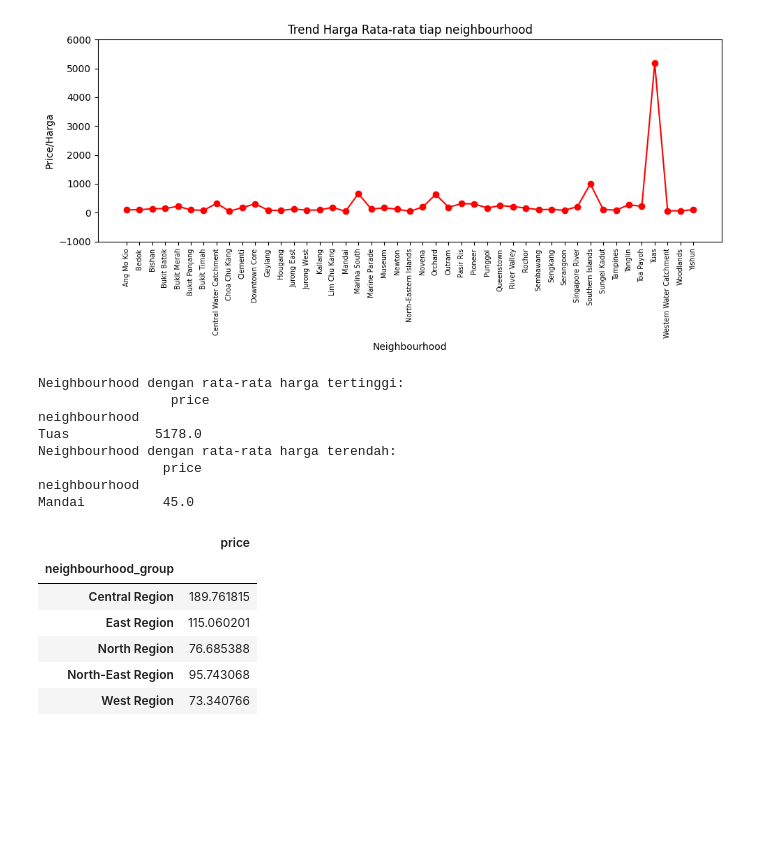
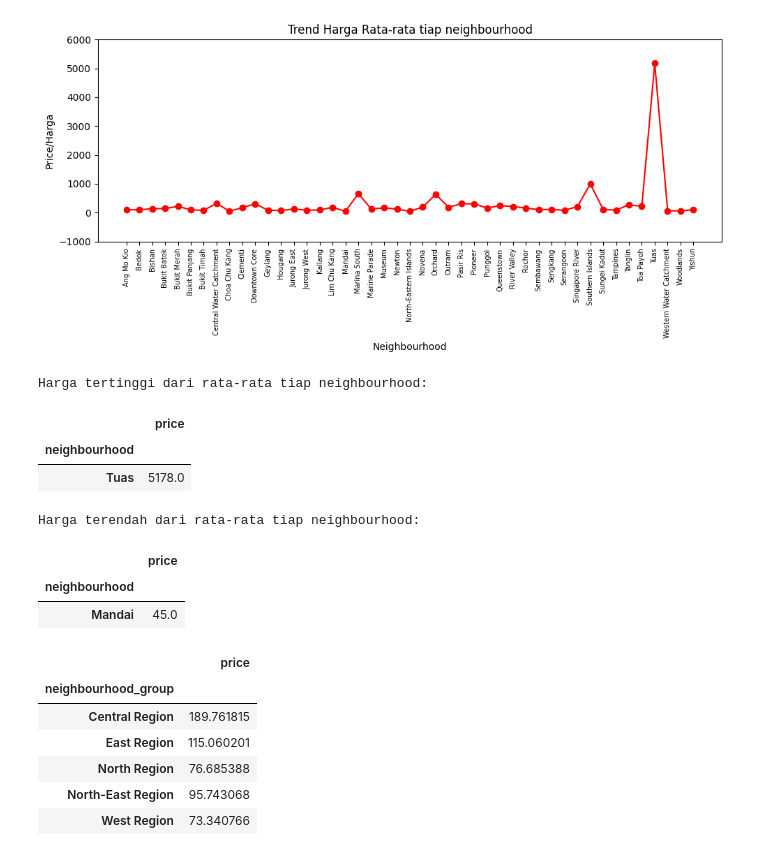
Before and after one commit to ramawanaditya/Portofolio, a Jupyter notebook: Dqlab_test.ipynb, the cells around one changed output. Saved outputs shown, nothing was run; the diff lists cells and outputs as text; code cells hidden in the pictures; blank space fills up the shorter version.

```diff
--- a/Dqlab_test.ipynb
+++ b/Dqlab_test.ipynb
@@ -163,17 +187,25 @@ plt.show()
 [figure]
 # %%
 ## cek harga tertinggi dan terendah dari rata rata tiap neighbourhood
-print("Neighbourhood dengan rata-rata harga tertinggi: ","\n", cekngh[cekngh['price']==max(cekngh['price'])])
-print("Neighbourhood dengan rata-rata harga terendah: ","\n", cekngh[cekngh['price']==min(cekngh['price'])])
+print('Harga tertinggi dari rata-rata tiap neighbourhood: ')
+max_cekngh = cekngh[cekngh['price']==max(cekngh['price'])]
+max_cekngh = pd.DataFrame(max_cekngh)
+max_cekngh
 # %% [output]
-Neighbourhood dengan rata-rata harga tertinggi:
-                 price
-neighbourhood
-Tuas           5178.0
-Neighbourhood dengan rata-rata harga terendah:
-                price
-neighbourhood
-Mandai          45.0
+Harga tertinggi dari rata-rata tiap neighbourhood:
+|  | price |
+| neighbourhood |  |
+| Tuas | 5178.0 |
+# %%
+print('Harga terendah dari rata-rata tiap neighbourhood: ')
+min_cekngh = cekngh[cekngh['price']==min(cekngh['price'])]
+min_cekngh = pd.DataFrame(min_cekngh)
+min_cekngh
+# %% [output]
+Harga terendah dari rata-rata tiap neighbourhood:
+|  | price |
+| neighbourhood |  |
+| Mandai | 45.0 |
 # %%
 ## cek rata rata harga neighbourhood_group as region
 cekngh_group = join3_table.groupby('neighbourhood_group')['price'].mean()
```
Also changed, not shown: parts of 8 cells of this notebook.
